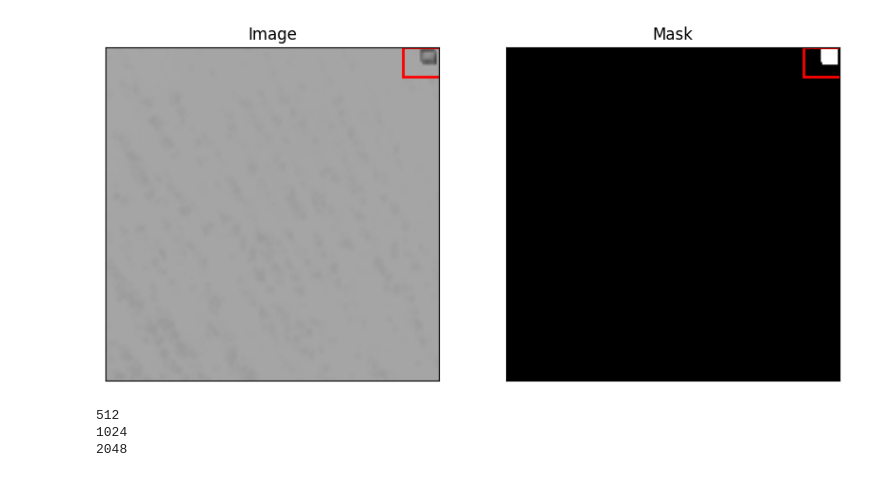
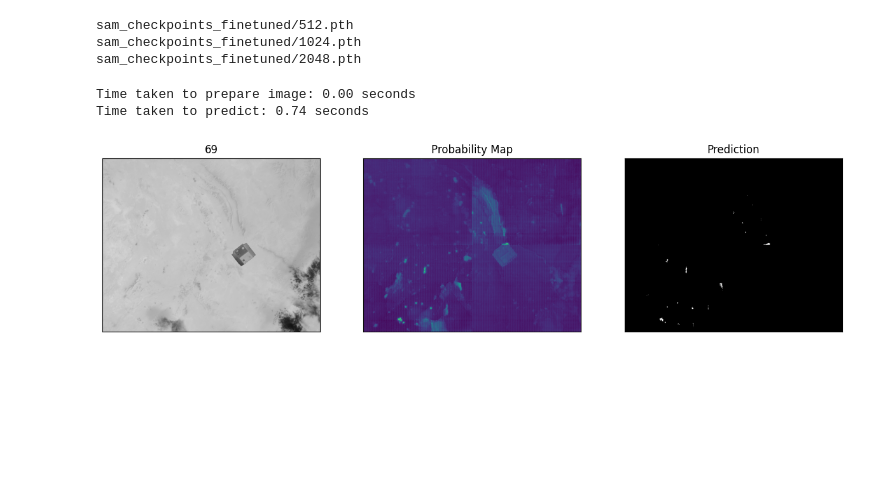
Before and after one commit to firdavsn/DINOv2_Sparse_Matching, a Jupyter notebook: main.ipynb, the cells around one changed output. Saved outputs shown, nothing was run; the diff lists cells and outputs as text; code cells hidden in the pictures; blank space fills up the shorter version.

```diff
--- a/main.ipynb
+++ b/main.ipynb
@@ -259,37 +308,35 @@ N_test  = len(test_dataset)
 # %%
-img_num = random.randint(0, N_train-1)
-example_image = train_dataset[img_num]["image"]
-example_mask = train_dataset[img_num]["mask"]
-# example_bbox = train_dataset[img_num]["bbox"]
+# img_num = random.randint(0, n_train-1)
+# example_image = train_dataset[img_num]["image"]
+# example_mask = np.array(train_dataset[img_num]["mask"]) * 255
+# # example_bbox = train_dataset[img_num]["bbox"]
 
-bbox = get_bounding_box(np.array(example_mask))
+# bbox = get_bounding_box(np.array(example_mask))
 
-fig, axes = plt.subplots(1, 2, figsize=(10, 5))
+# fig, axes = plt.subplots(1, 2, figsize=(10, 5))
 
-# Plot the iamge on left
-axes[0].imshow(np.array(example_image), cmap='gray')
-axes[0].set_title("Image")
+# # Plot the iamge on left
+# axes[0].imshow(np.array(example_image), cmap='gray')
+# axes[0].set_title("Image")
 
-# Plot the mask on right
-axes[1].imshow(example_mask, cmap='gray')
-axes[1].set_title("Mask")
+# # Plot the mask on right
+# axes[1].imshow(example_mask, cmap='gray')
+# axes[1].set_title("Mask")
 
-# Hide axis ticks and labels
-for ax in axes:
-    ax.set_xticks([])
-    ax.set_yticks([])
-    ax.set_xticklabels([])
-    ax.set_yticklabels([])
+# # Hide axis ticks and labels
+# for ax in axes:
+#     ax.set_xticks([])
+#     ax.set_yticks([])
+#     ax.set_xticklabels([])
+#     ax.set_yticklabels([])
 
-    rect_pred = Rectangle((bbox[0], bbox[1]), bbox[2] - bbox[0], bbox[3] - bbox[1], linewidth=2, edgecolor='r', facecolor='none')
-    # rect_true = Rectangle((example_bbox[0], example_bbox[1]), example_bbox[2], example_bbox[3], linewidth=2, edgecolor='g', facecolor='none')
+#     rect_pred = Rectangle((bbox[0], bbox[1]), bbox[2] - bbox[0], bbox[3] - bbox[1], linewidth=2, edgecolor='r', facecolor='none')
+#     # rect_true = Rectangle((example_bbox[0], example_bbox[1]), example_bbox[2], example_bbox[3], linewidth=2, edgecolor='g', facecolor='none')
 
-    ax.add_patch(rect_pred)
-    # ax.add_patch(rect_true)
+#     ax.add_patch(rect_pred)
+#     # ax.add_patch(rect_true)
 
-plt.show()
+# plt.show()
-# %% [output]
-[figure, removed]
 # %%
 from torch.utils.data import Dataset
 
@@ -424,12 +504,34 @@ device = get_device()
 models = {}
 processors = {}
 
+model_paths = {
+    512: "sam_checkpoints_finetuned/512.pth",
+    1024: "sam_checkpoints_finetuned/1024.pth",
+    2048: "sam_checkpoints_finetuned/2048.pth"
+
+}
+
 for size in [512, 1024, 2048]:
-    model, processor = load_model_and_processor(size)
+    model, processor = load_model_and_processor(model_paths[size])
     model.to(device)
     models[size] = model
     processors[size] = processor
+
+torch.cuda.empty_cache()
 # %% [output]
-512
-1024
-2048
+sam_checkpoints_finetuned/512.pth
+sam_checkpoints_finetuned/1024.pth
+sam_checkpoints_finetuned/2048.pth
+# %%
+idx = random.choice(list(test_images.keys()))
+idx = 69
+test_image = test_images[idx]
+
+image_size = 512
+
+pred, prob = predict(models[image_size], processors[image_size], device, test_image, (image_size, image_size), thresh=0.5)
+plot_prediction(test_image, pred, prob, idx)
+# %% [output]
+Time taken to prepare image: 0.00 seconds
+Time taken to predict: 0.74 seconds
+[figure, added]
```
Also changed, not shown: parts of 33 cells of this notebook, 52 other files.
